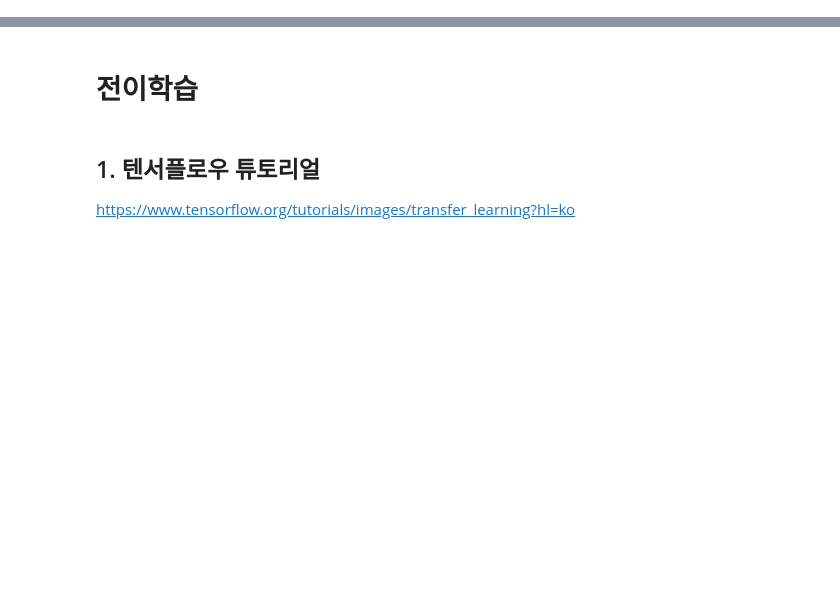
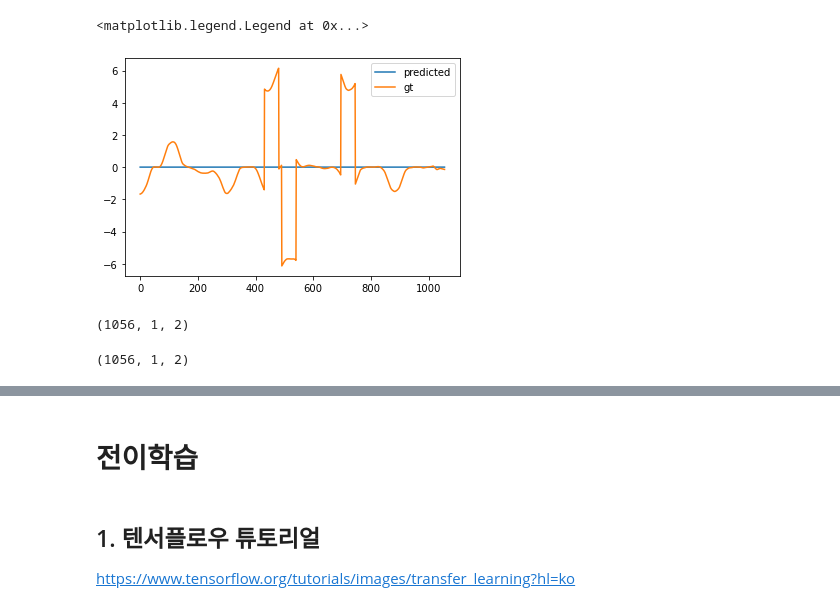
Before and after one commit to parkinkon1/sc_odom, a Jupyter notebook: Untitled.ipynb, the cells around one changed output, grey strips where cells are left out. Drawn from its saved outputs; the diff is of its cells as text; code cells hidden in the pictures; blank space fills up the shorter version.

```diff
--- a/Untitled.ipynb
+++ b/Untitled.ipynb
@@ -0,0 +224,14 @@
+# %%
+predict = []
+gt = []
+
+for i in range(len(test_set)):
+    predict.append(model.predict(test_set.get_test_data(i, gap=50)))
+    gt.append(test_set.get_gt_data(i, gap=50))
+# %%
+gt_y = []
+
+for i in range(len(gt)):
+    gt_y.append(gt[i][1])
+
+gt_y = np.array(gt_y)
@@ -0,0 +243,15 @@
+# %%
+plt.plot(np.arange(len(test_set)), predict[:, 0, 1], label='predicted')
+plt.plot(np.arange(len(test_set)), gt_y[:, 0, 1], label='gt')
+plt.legend()
+# %% [output]
+<matplotlib.legend.Legend at 0x...>
+[figure, added]
+# %%
+predict.shape
+# %% [output]
+(1056, 1, 2)
+# %%
+gt_y.shape
+# %% [output]
+(1056, 1, 2)
```
Also changed, not shown: parts of 31 cells of this notebook, 7 other files.
